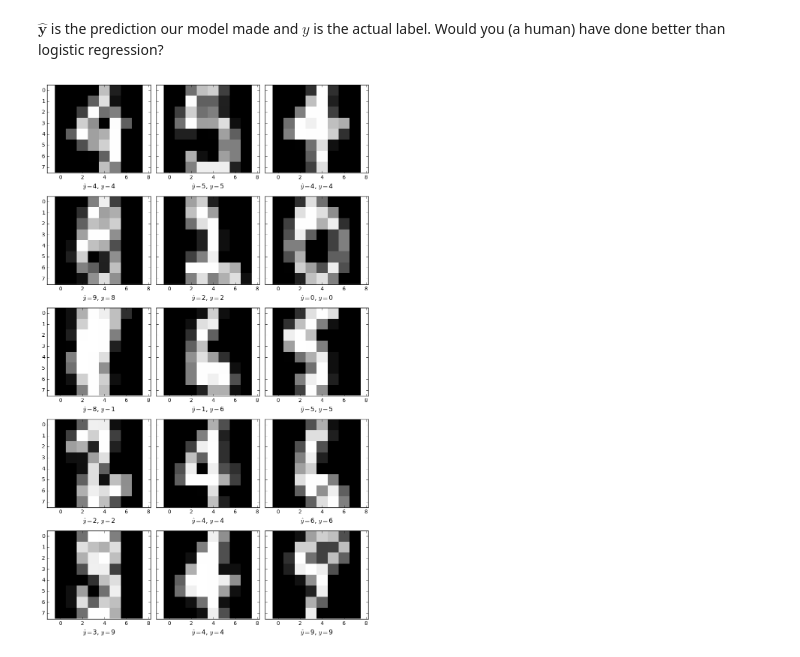
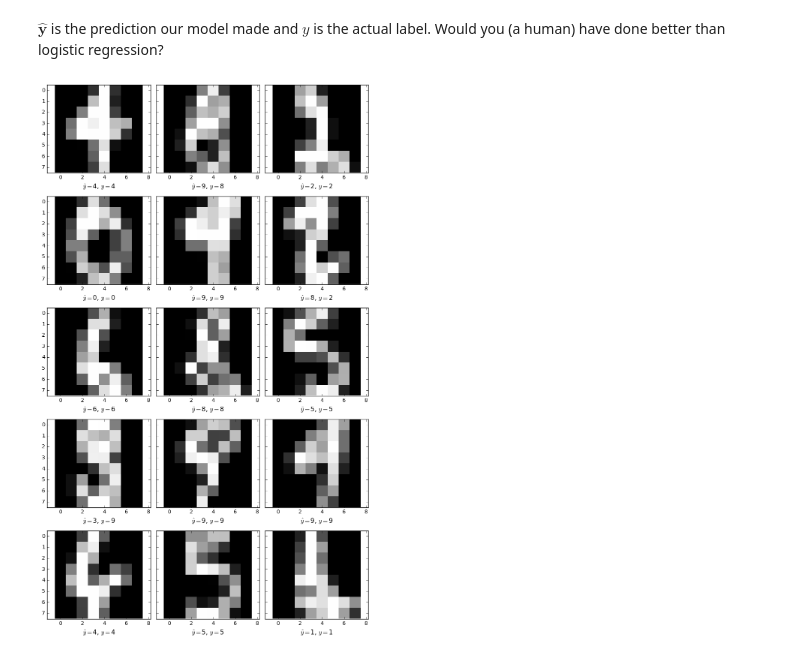
Before and after one commit to MachinesWhoLearn/workshops, a Jupyter notebook: 2016-2017 Meetings/02.hello_machine2.ipynb, the cells around one changed output. Saved outputs shown, nothing was run; the diff lists cells and outputs as text; code cells hidden in the pictures.

```diff
--- a/2016-2017 Meetings/02.hello_machine2.ipynb
+++ b/2016-2017 Meetings/02.hello_machine2.ipynb
@@ -168,20 +168,20 @@ $\boldsymbol{\hat{y}}$ is the prediction our model made and $y$ is the actual la
 # %%
 uncertain_indices = []
 prob = clf.predict_proba(X_test)
 for i in range(len(prob)):
-    # number of classes with > 0.4 confidence
-    contender_count = sum([1 if p > 0.4 else 0 for p in prob[i]])
+    # number of classes with > 0.45 confidence
+    contender_count = sum([1 if p > 0.45 else 0 for p in prob[i]])
     if contender_count == 2:
         uncertain_indices.append(i)
 f, ax = plt.subplots(5, 3, sharex=False, sharey=True)
 f.set_size_inches(9, 15)
 predictions = clf.predict(X_test)
 for i in range(5):
     for j in range(3):
-        ax[i, j].set_xlabel(r"$\^y = $"+str(predictions[uncertain_indices[5*i + j]])
-                        + r", $y = $"+str(y_test[uncertain_indices[5*i+j]]), size='large')
-        ax[i, j].imshow(X_test[uncertain_indices[5*i + j]].reshape(8, 8),
+        ax[i, j].set_xlabel(r"$\^y = $"+str(predictions[uncertain_indices[3*i + j]])
+                        + r", $y = $"+str(y_test[uncertain_indices[3*i+j]]), size='large')
+        ax[i, j].imshow(X_test[uncertain_indices[3*i + j]].reshape(8, 8),
                         cmap='gray', interpolation='none')
 f.tight_layout()
 # %% [output]
-[figure, old version]
+[figure, new version]
```
Also changed, not shown: parts of 2 cells of this notebook.
